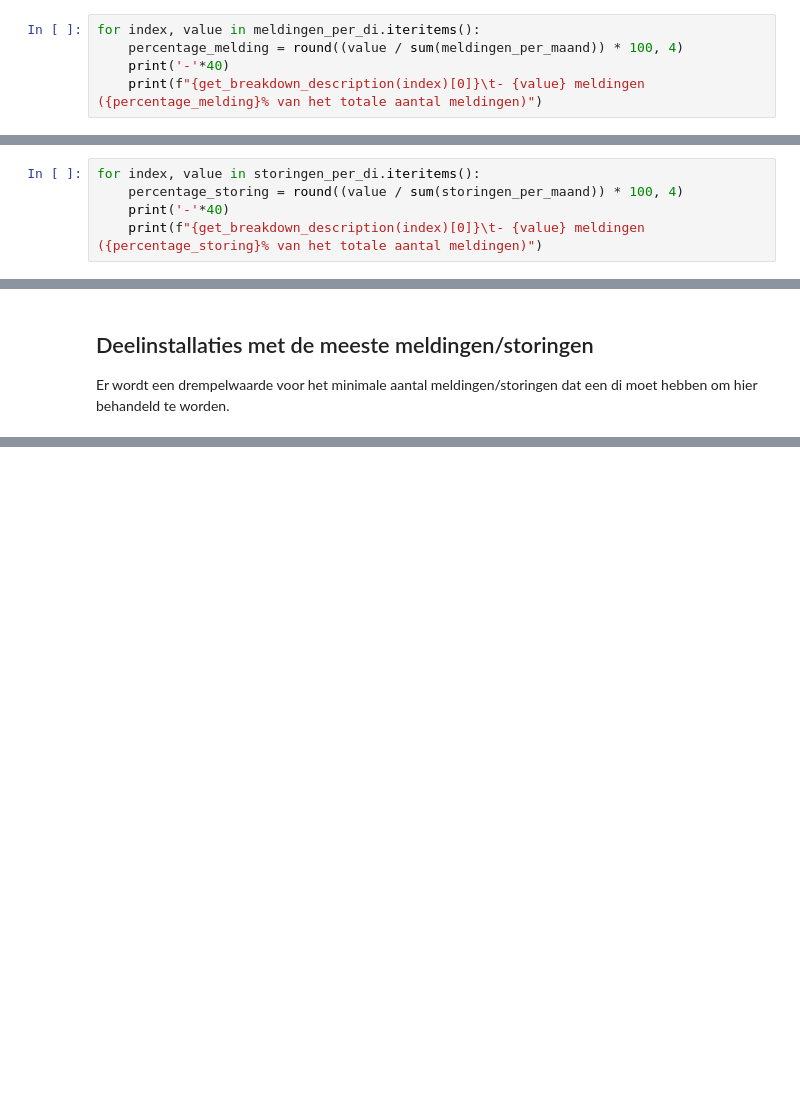
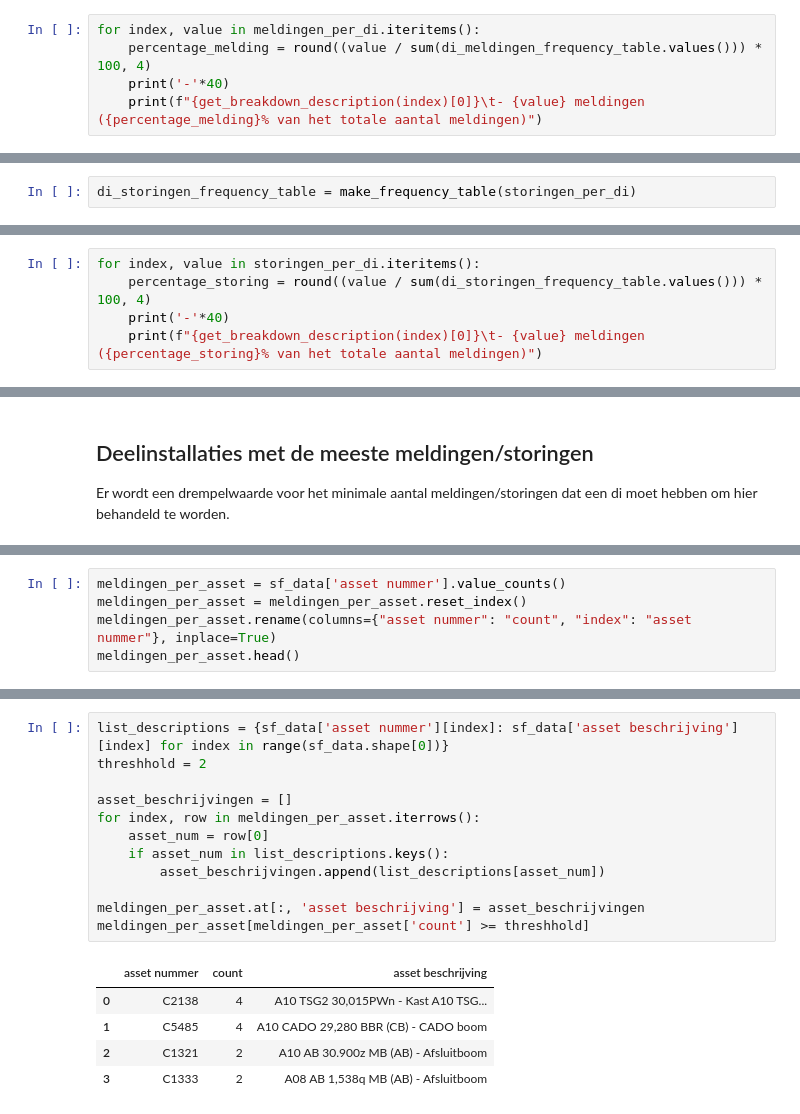
Before and after one commit to nilanbais/storingsanalyse-generator, a Jupyter notebook: src/rapport generator/storingsanalyse-builder v0.1.ipynb, the cells around one changed output, grey strips where cells are left out. Drawn from its saved outputs; the diff is of its cells as text; blank space fills up the shorter version.

```diff
--- a/src/rapport generator/storingsanalyse-builder v0.1.ipynb
+++ b/src/rapport generator/storingsanalyse-builder v0.1.ipynb
@@ -372,7 +440,7 @@ aantal_meldingen_zonder_di
 56
 # %%
 for index, value in meldingen_per_di.iteritems():
-    percentage_melding = round((value / sum(meldingen_per_maand)) * 100, 4)
+    percentage_melding = round((value / sum(di_meldingen_frequency_table.values())) * 100, 4)
     print('-'*40)
     print(f"{get_breakdown_description(index)[0]}\t- {value} meldingen ({percentage_melding}% van het totale aantal meldingen)")
 # %% [output]
@@ -496 +570,3 @@ storingen_per_di
 Name: sbs, dtype: int64
+# %%
+di_storingen_frequency_table = make_frequency_table(storingen_per_di)
@@ -502,6 +592,6 @@ aantal_storingen_zonder_di
 # %%
 for index, value in storingen_per_di.iteritems():
-    percentage_storing = round((value / sum(storingen_per_maand)) * 100, 4)
+    percentage_storing = round((value / sum(di_storingen_frequency_table.values())) * 100, 4)
     print('-'*40)
     print(f"{get_breakdown_description(index)[0]}\t- {value} meldingen ({percentage_storing}% van het totale aantal meldingen)")
 # %% [output]
@@ -624,0 +753,5 @@ Can't find sub_system '46A-08' in the metadata. It seems like this sub-system ha
+# %%
+meldingen_per_asset = sf_data['asset nummer'].value_counts()
+meldingen_per_asset = meldingen_per_asset.reset_index()
+meldingen_per_asset.rename(columns={"asset nummer": "count", "index": "asset nummer"}, inplace=True)
+meldingen_per_asset.head()
@@ -624,0 +765,18 @@ Can't find sub_system '46A-08' in the metadata. It seems like this sub-system ha
+# %%
+list_descriptions = {sf_data['asset nummer'][index]: sf_data['asset beschrijving'][index] for index in range(sf_data.shape[0])}
+threshhold = 2
+
+asset_beschrijvingen = []
+for index, row in meldingen_per_asset.iterrows():
+    asset_num = row[0]
+    if asset_num in list_descriptions.keys():
+        asset_beschrijvingen.append(list_descriptions[asset_num])
+
+meldingen_per_asset.at[:, 'asset beschrijving'] = asset_beschrijvingen
+meldingen_per_asset[meldingen_per_asset['count'] >= threshhold]
+# %% [output]
+|  | asset nummer | count | asset beschrijving |
+| 0 | C2138 | 4 | A10 TSG2 30,015PWn - Kast A10 TSG... |
+| 1 | C5485 | 4 | A10 CADO 29,280 BBR (CB) - CADO boom |
+| 2 | C1321 | 2 | A10 AB 30.900z MB (AB) - Afsluitboom |
+| 3 | C1333 | 2 | A08 AB 1,538q MB (AB) - Afsluitboom |
```
Also changed, not shown: parts of 38 cells of this notebook, 10 other files.
